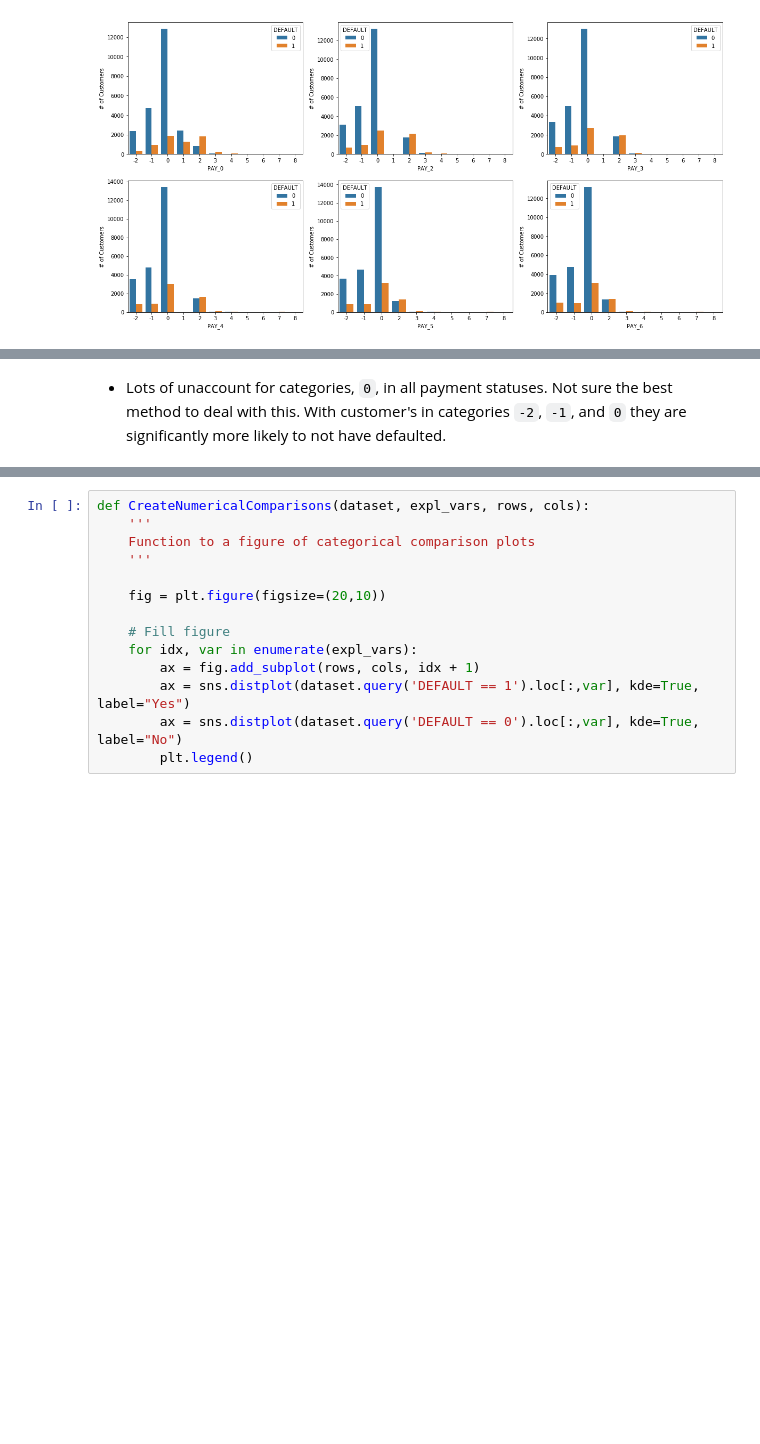
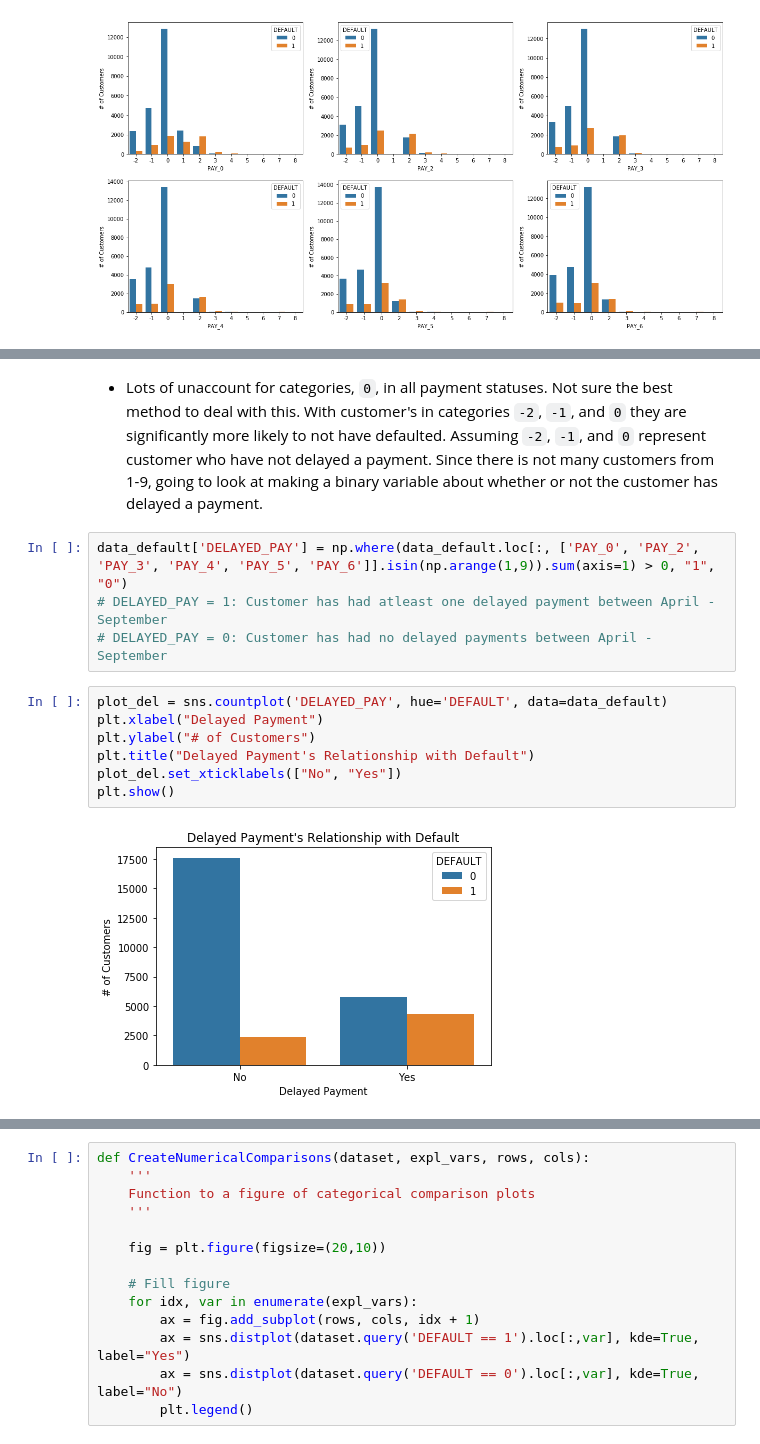
Before and after one commit to everittB/Credit_Default_Classification, a Jupyter notebook: src/default_classification.ipynb, the cells around one changed output, grey strips where cells are left out. Saved outputs shown, nothing was run; the diff lists cells and outputs as text; blank space fills up the shorter version.

```diff
--- a/src/default_classification.ipynb
+++ b/src/default_classification.ipynb
@@ -288,2 +315,15 @@ data_default.groupby('DEFAULT').PAY_0.value_counts(sort=False)
 # %% [markdown]
-- Lots of unaccount for categories, `0`, in all payment statuses. Not sure the best method to deal with this.  With customer's in categories `-2`, `-1`, and `0` they are significantly more likely to not have defaulted.
+- Lots of unaccount for categories, `0`, in all payment statuses. Not sure the best method to deal with this.  With customer's in categories `-2`, `-1`, and `0` they are significantly more likely to not have defaulted. Assuming `-2`, `-1`, and `0` represent customer who have not delayed a payment. Since there is not many customers from 1-9, going to look at making a binary variable about whether or not the customer has delayed a payment.
+# %%
+data_default['DELAYED_PAY'] = np.where(data_default.loc[:, ['PAY_0', 'PAY_2', 'PAY_3', 'PAY_4', 'PAY_5', 'PAY_6']].isin(np.arange(1,9)).sum(axis=1) > 0, "1", "0")
+# DELAYED_PAY = 1: Customer has had atleast one delayed payment between April - September
+# DELAYED_PAY = 0: Customer has had no delayed payments between April - September
+# %%
+plot_del = sns.countplot('DELAYED_PAY', hue='DEFAULT', data=data_default)
+plt.xlabel("Delayed Payment")
+plt.ylabel("# of Customers")
+plt.title("Delayed Payment's Relationship with Default")
+plot_del.set_xticklabels(["No", "Yes"])
+plt.show()
+# %% [output]
+[figure, added]
```
Also changed, not shown: parts of 10 cells of this notebook.
